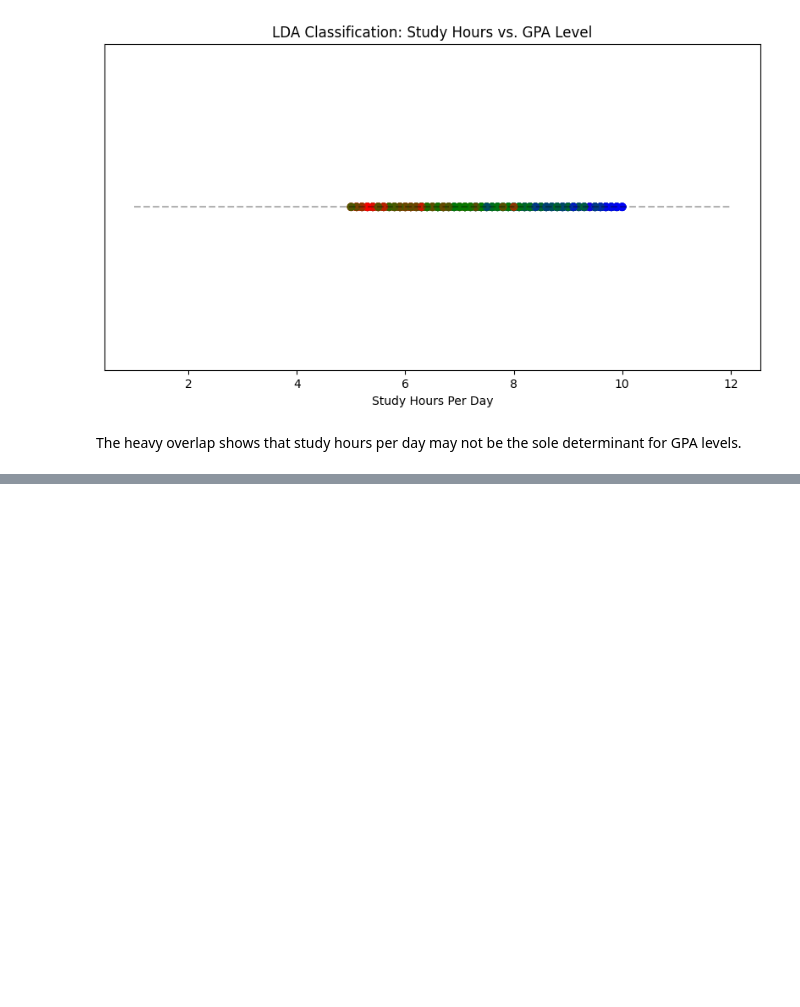
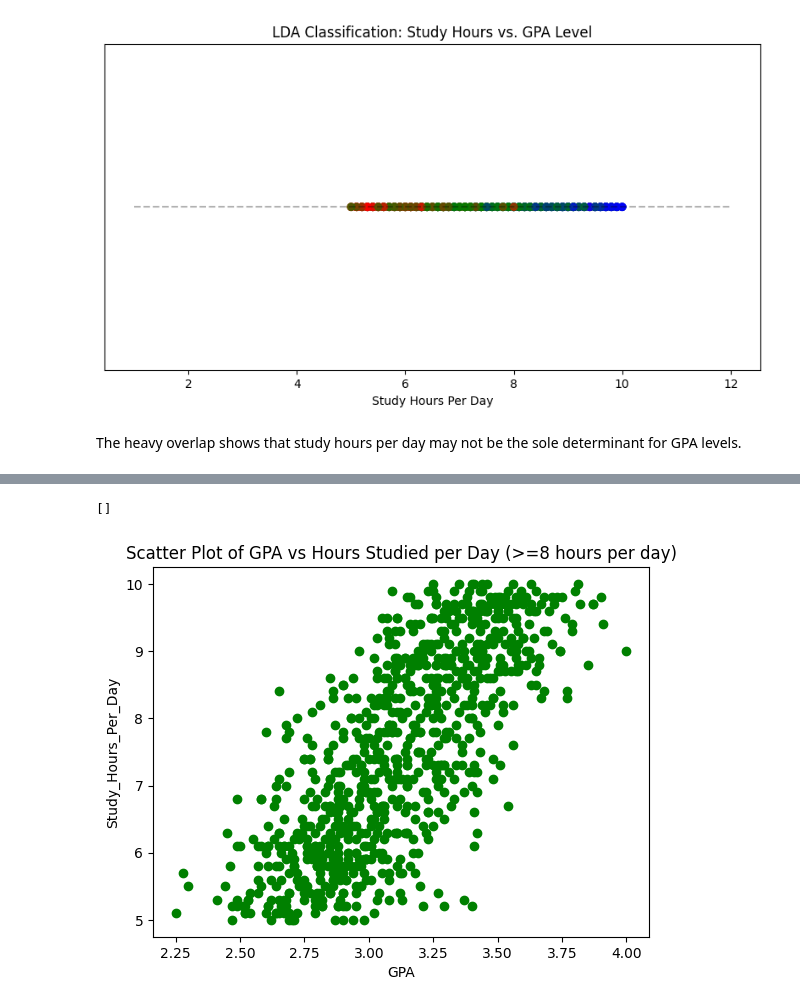
Before and after one commit to Taryn-Cail/Python-Group-Project-2704, a Jupyter notebook: data.ipynb, the cells around one changed output, grey strips where cells are left out. Saved outputs shown, nothing was run; the diff lists cells and outputs as text; code cells hidden in the pictures; blank space fills up the shorter version.

```diff
--- a/data.ipynb
+++ b/data.ipynb
@@ -308,0 +431,12 @@ The heavy overlap shows that study hours per day may not be the sole determinant
+# %%
+#Visualize - scatter plot of >= 8 hours
+plt.clf()
+plt.scatter(sleep8ormore['GPA'], sleep8ormore['Study_Hours_Per_Day'], color='green', marker='o')
+plt.xlabel('GPA')
+plt.ylabel('Study_Hours_Per_Day')
+plt.title('Scatter Plot of GPA vs Hours Studied per Day (>=8 hours per day)')
+plt.savefig("scatter_plot more than 8 hours.svg", format="svg", bbox_inches="tight")
+plt.plot()
+# %% [output]
+[]
+[figure, added]
```
Also changed, not shown: parts of 19 cells of this notebook.
